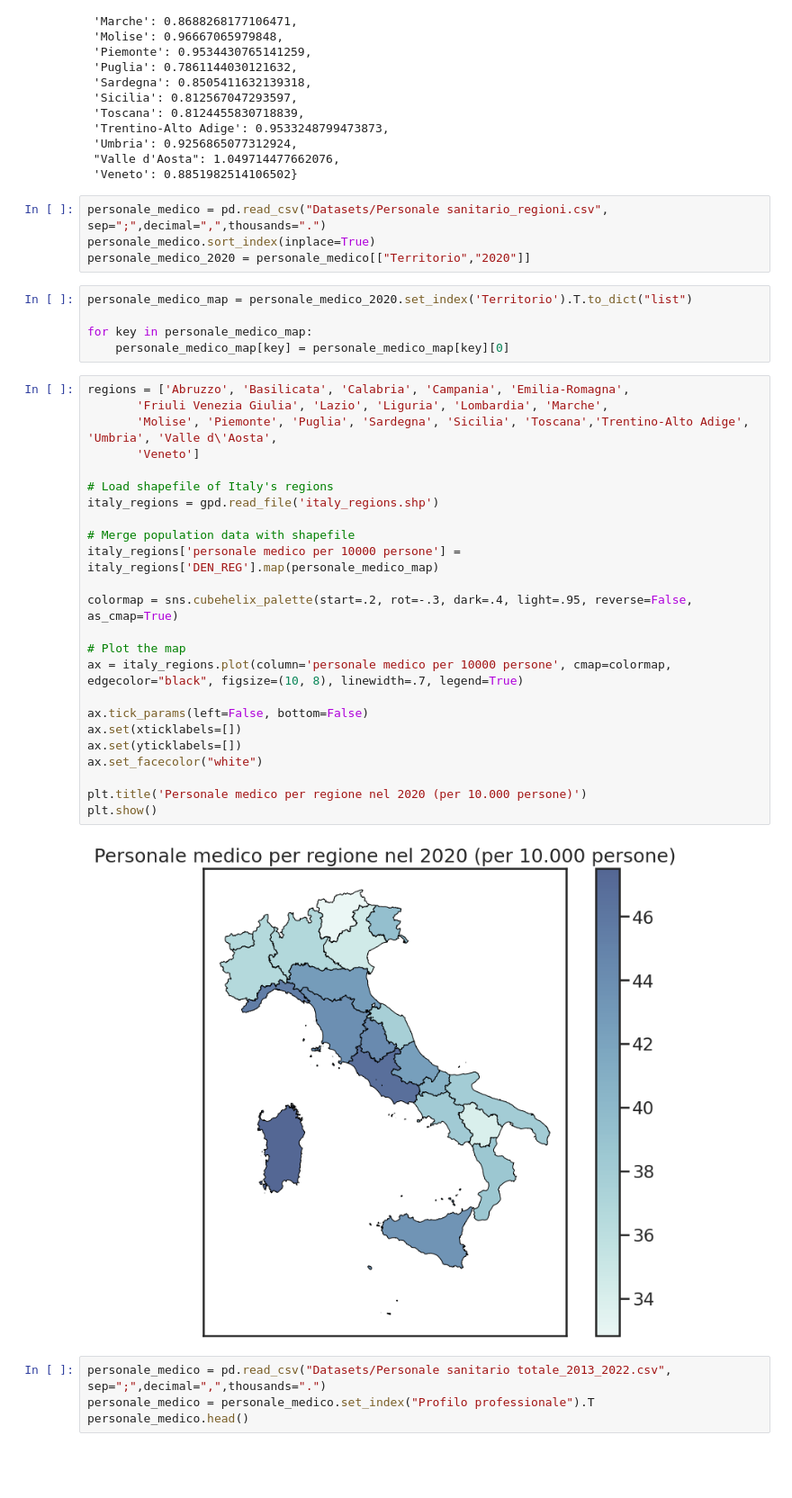
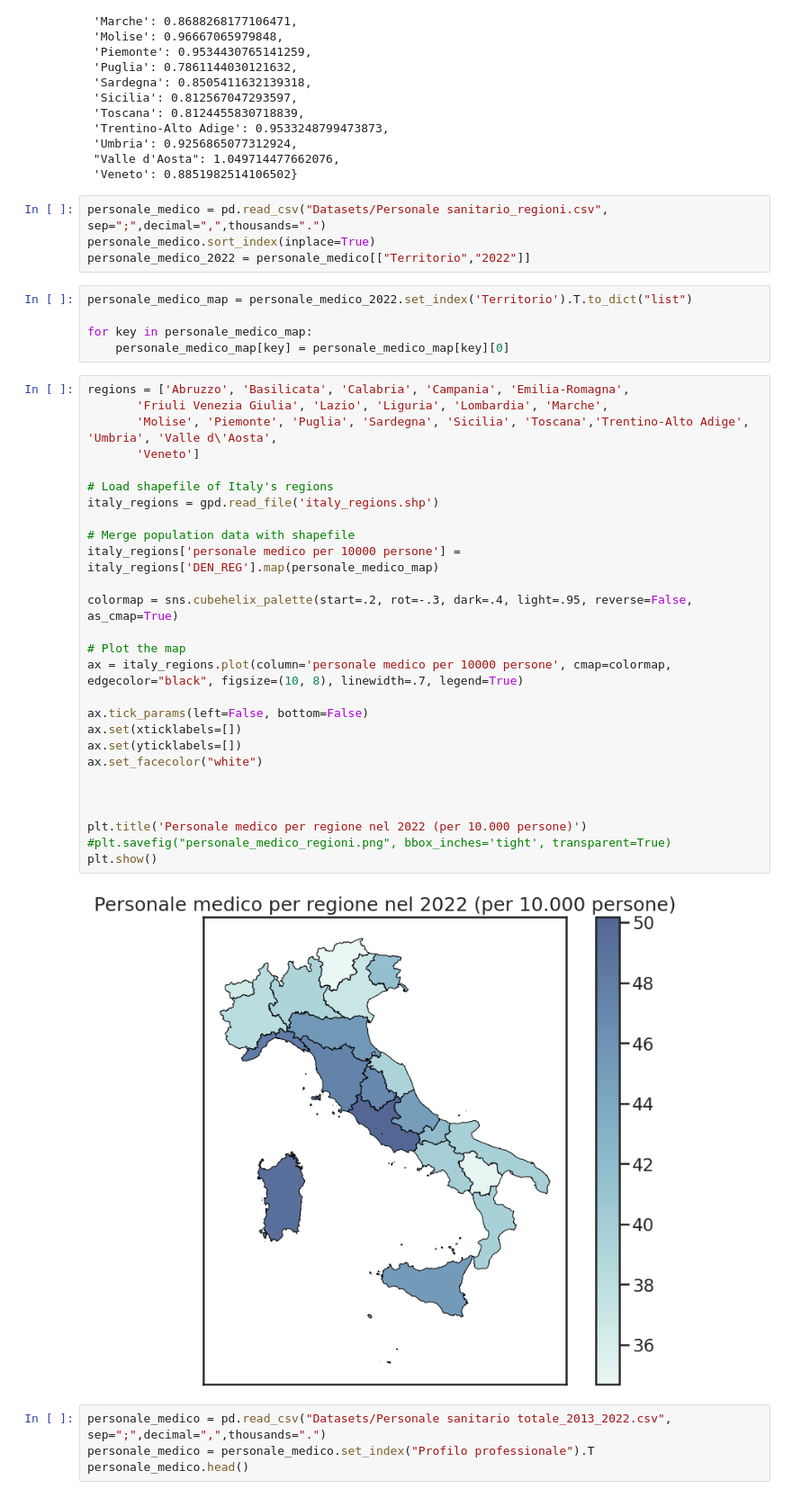
Before and after one commit to CapraCampa/Progetto-Visualizzazione-Scientifica, a Jupyter notebook: grafici.ipynb, the cells around one changed output. Shown at 90% size. Drawn from its saved outputs; the diff is of its cells as text; blank space fills up the shorter version.

```diff
--- a/grafici.ipynb
+++ b/grafici.ipynb
@@ -136,38 +136,41 @@ letti_map_norm
 # %%
 personale_medico = pd.read_csv("Datasets/Personale sanitario_regioni.csv", sep=";",decimal=",",thousands=".")
 personale_medico.sort_index(inplace=True)
-personale_medico_2020 = personale_medico[["Territorio","2020"]]
+personale_medico_2022 = personale_medico[["Territorio","2022"]]
 # %%
-personale_medico_map = personale_medico_2020.set_index('Territorio').T.to_dict("list")
+personale_medico_map = personale_medico_2022.set_index('Territorio').T.to_dict("list")
 
 for key in personale_medico_map:
     personale_medico_map[key] = personale_medico_map[key][0]
 # %%
 regions = ['Abruzzo', 'Basilicata', 'Calabria', 'Campania', 'Emilia-Romagna',
        'Friuli Venezia Giulia', 'Lazio', 'Liguria', 'Lombardia', 'Marche',
        'Molise', 'Piemonte', 'Puglia', 'Sardegna', 'Sicilia', 'Toscana','Trentino-Alto Adige', 'Umbria', 'Valle d\'Aosta',
        'Veneto']
 
 # Load shapefile of Italy's regions
 italy_regions = gpd.read_file('italy_regions.shp')
 
 # Merge population data with shapefile
 italy_regions['personale medico per 10000 persone'] = italy_regions['DEN_REG'].map(personale_medico_map)
 
 colormap = sns.cubehelix_palette(start=.2, rot=-.3, dark=.4, light=.95, reverse=False, as_cmap=True)
 
 # Plot the map
 ax = italy_regions.plot(column='personale medico per 10000 persone', cmap=colormap, edgecolor="black", figsize=(10, 8), linewidth=.7, legend=True)
 
 ax.tick_params(left=False, bottom=False)
 ax.set(xticklabels=[])
 ax.set(yticklabels=[])
 ax.set_facecolor("white")
 
-plt.title('Personale medico per regione nel 2020 (per 10.000 persone)')
+
+
+plt.title('Personale medico per regione nel 2022 (per 10.000 persone)')
+#plt.savefig("personale_medico_regioni.png", bbox_inches='tight', transparent=True)
 plt.show()
 # %% [output]
-[figure, old version]
+[figure, new version]
 # %%
 personale_medico = pd.read_csv("Datasets/Personale sanitario totale_2013_2022.csv", sep=";",decimal=",",thousands=".")
 personale_medico = personale_medico.set_index("Profilo professionale").T
```
Also changed, not shown: parts of 9 cells of this notebook, 8 other files.
